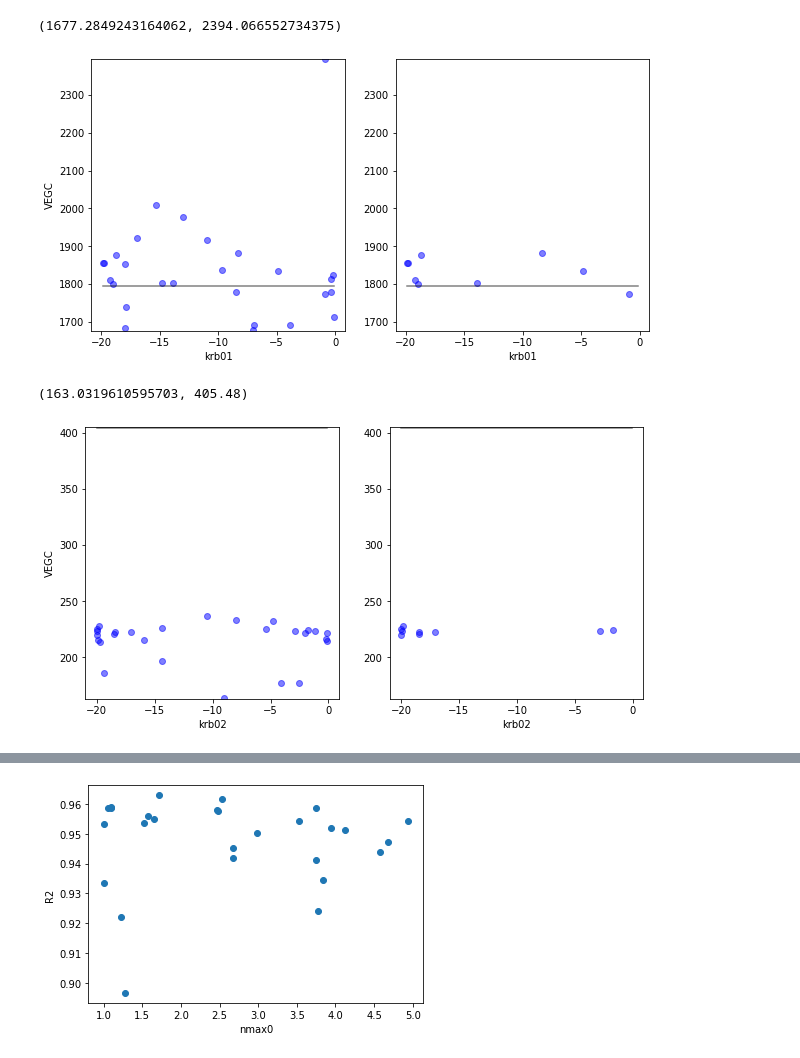
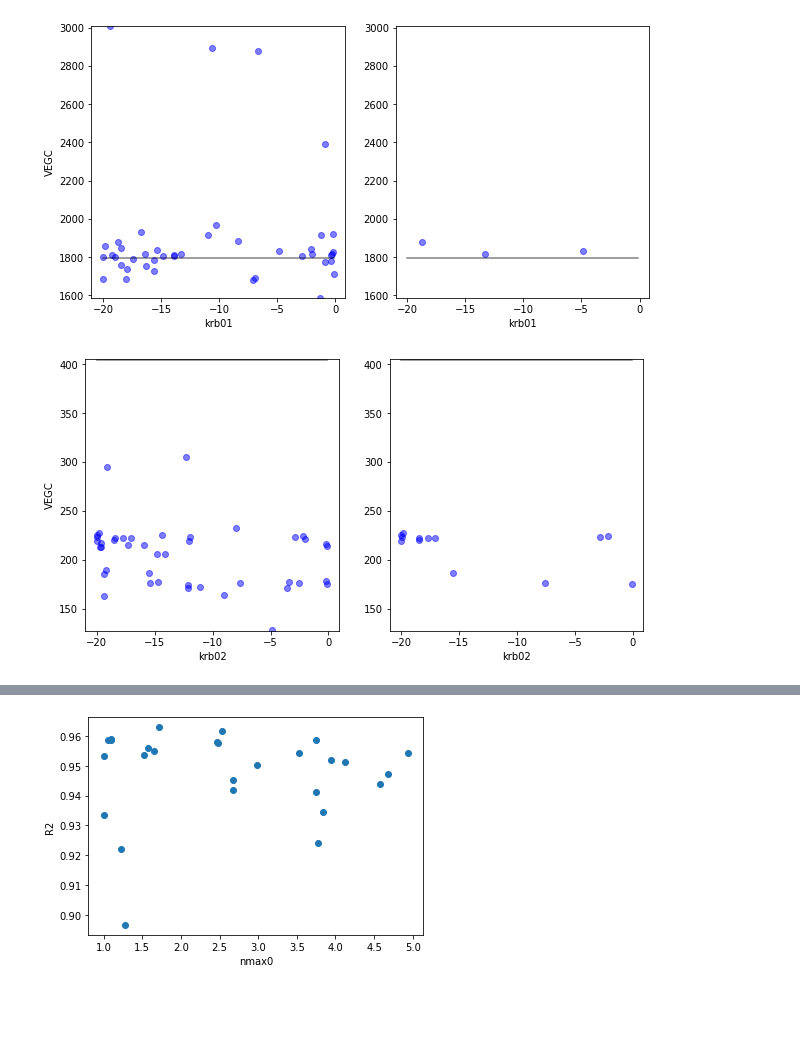
Before and after one commit to whrc/MADS-TEM-calibration, a Jupyter notebook: Calibration_Figures.ipynb, the cells around one changed output, grey strips where cells are left out. Cells and saved outputs as stored; diff of their text form; code cells hidden in the pictures; blank space fills up the shorter version.

```diff
--- a/Calibration_Figures.ipynb
+++ b/Calibration_Figures.ipynb
@@ -8,13 +8,12 @@ from matplotlib import pyplot as plt
 path='MD1/csv/'
 model='out_step1.csv'
 params='param_step1.csv'
+model='out_step2.csv'
+params='param_step2.csv'
+model='out_step2-old3.csv'
+params='param_step2-old3.csv'
 df_model = pd.read_csv(path+model,header=None)
 df_param = pd.read_csv(path+params,header=None)
-# %%
-model='out_step2.csv'
-params='param_step2.csv'
-df_model = pd.read_csv(path+model,header=None)
-df_param = pd.read_csv(path+params,header=None)
 # %%
 def match_plot(df,logy=False):
     df.iloc[0:-1,:].transpose().plot(logy=logy,legend=False,alpha=0.5,figsize=(10,5))
@@ -37,18 +35,0 @@ plt.plot(rmse,r2,'o'), plt.xlabel('RMSE'), plt.ylabel('$R^2$');
-# %%
-tight_params=df_param[r2>0.955]
-tight_model=df_model.iloc[0:-1,:][r2>0.955]
-
-fig, (ax1, ax2) = plt.subplots(1, 2, figsize=(10,5))
-#ax1.plot(x, y)
-ax1.plot(df_param.iloc[:,0],df_model.iloc[0:-1,0],'o',alpha=0.5,color='b')
-ax1.set_xlabel('nmax0')
-ax1.set_ylabel('NPP')
-ax1.set_ylim([min(df_model.iloc[:,0])-1, max(df_model.iloc[:,0]+1)])
-
-ax1.plot(np.linspace(1,5,10),np.ones(10)*df_model.iloc[-1,0],alpha=0.5,color='black')
-#ax2.plot(x, -y)
-
-ax2.plot(tight_params.iloc[:,0],tight_model.iloc[:,0],'o',alpha=0.5,color='b')
-ax1.set_xlabel('nmax0')
-ax2.plot(np.linspace(1,5,10),np.ones(10)*df_model.iloc[-1,0],alpha=0.5,color='black')
-ax2.set_ylim([min(df_model.iloc[:,0])-1, max(df_model.iloc[:,0])+1])
@@ -138,41 +72,9 @@ ax2.set_ylim([min(df_model.iloc[:,i])-1, max(df_model.iloc[:,i])+1])
 # %%
-i=5; xlabel='krb01'; ylabel='VEGC'
-
-fig, (ax1, ax2) = plt.subplots(1, 2, figsize=(10,5))
-
-ax1.plot(df_param.iloc[:,i],df_model.iloc[0:-1,i],'o',alpha=0.5,color='b')
-ax1.set_xlabel(xlabel)
-ax1.set_ylabel(ylabel)
-ax1.set_ylim([min(df_model.iloc[:,i])-1, max(df_model.iloc[:,i]+1)])
-x1=min(df_param.iloc[:,i])
-x2=max(df_param.iloc[:,i])
-ax1.plot(np.linspace(x1,x2,10),np.ones(10)*df_model.iloc[-1,i],alpha=0.5,color='black')
-
-ax2.plot(tight_params.iloc[:,i],tight_model.iloc[:,i],'o',alpha=0.5,color='b')
-ax2.set_xlabel(xlabel)
-ax2.plot(np.linspace(x1,x2,10),np.ones(10)*df_model.iloc[-1,i],alpha=0.5,color='black')
-ax2.set_ylim([min(df_model.iloc[:,i])-1, max(df_model.iloc[:,i])+1])
+plot_paramsvstarget(df_param,df_model,r2,i=5,xlabel='krb01',ylabel='VEGC')
 # %% [output]
-(1677.2849243164062, 2394.066552734375)
-[figure, old version]
+[figure, new version]
 # %%
-i=6; xlabel='krb02'; ylabel='VEGC'
-
-fig, (ax1, ax2) = plt.subplots(1, 2, figsize=(10,5))
-
-ax1.plot(df_param.iloc[:,i],df_model.iloc[0:-1,i],'o',alpha=0.5,color='b')
-ax1.set_xlabel(xlabel)
-ax1.set_ylabel(ylabel)
-ax1.set_ylim([min(df_model.iloc[:,i])-1, max(df_model.iloc[:,i]+1)])
-x1=min(df_param.iloc[:,i])
-x2=max(df_param.iloc[:,i])
-ax1.plot(np.linspace(x1,x2,10),np.ones(10)*df_model.iloc[-1,i],alpha=0.5,color='black')
-
-ax2.plot(tight_params.iloc[:,i],tight_model.iloc[:,i],'o',alpha=0.5,color='b')
-ax2.set_xlabel(xlabel)
-ax2.plot(np.linspace(x1,x2,10),np.ones(10)*df_model.iloc[-1,i],alpha=0.5,color='black')
-ax2.set_ylim([min(df_model.iloc[:,i])-1, max(df_model.iloc[:,i])+1])
+plot_paramsvstarget(df_param,df_model,r2,i=6,xlabel='krb02',ylabel='VEGC')
 # %% [output]
-(163.0319610595703, 405.48)
-[figure, old version]
+[figure, new version]
 # %%
```
Also changed, not shown: parts of 11 cells of this notebook.
